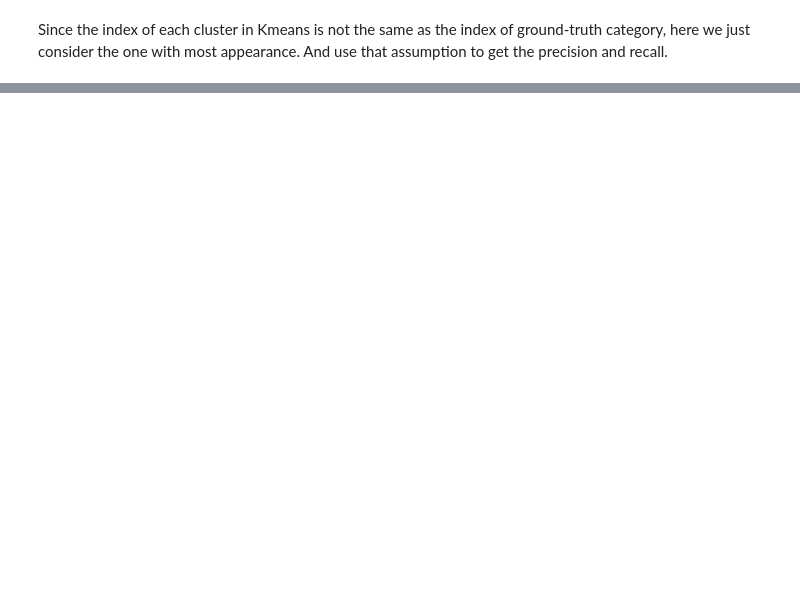
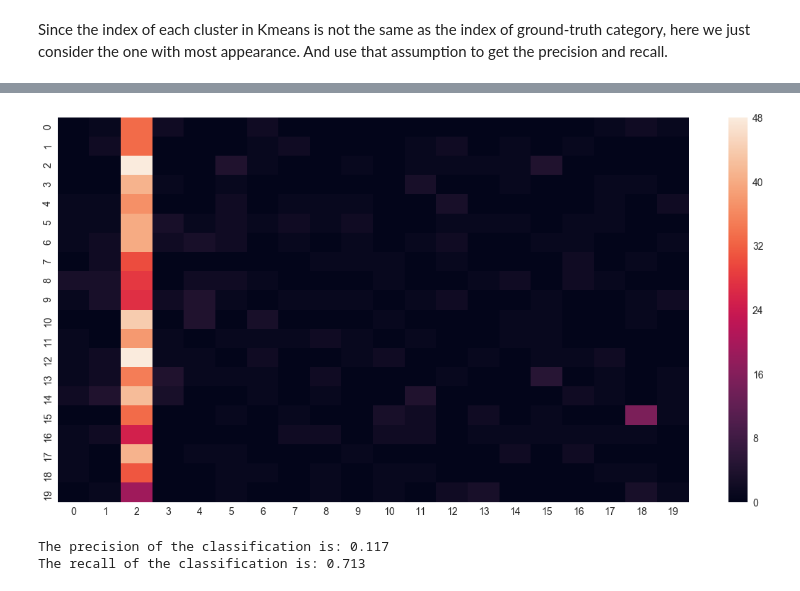
Before and after one commit to Htiango/Topic-Model-Tutorial, a Jupyter notebook: Tutorial.ipynb, the cells around one changed output, grey strips where cells are left out. Cells and saved outputs as stored; diff of their text form; code cells hidden in the pictures; blank space fills up the shorter version.

```diff
--- a/Tutorial.ipynb
+++ b/Tutorial.ipynb
@@ -419,0 +391,27 @@ print(len(doc_term_matrix_all))
+# %%
+# Running and Trainign LDA model on the document term matrix.
+topic_num2 = 100
+ldamodel2 = Lda(doc_term_matrix_sample, num_topics=topic_num2,
+               id2word = dictionary_sample, passes=50, minimum_probability = 0.0001)
+
+topic_words_lda2 = ldamodel2.show_topics(num_topics=topic_num2, formatted=False)
+corpus_lda2 = ldamodel2.get_document_topics(corpus_tfidf, minimum_phi_value=1e-10)
+
+feature2 = feature_generator_unlabeled(corpus_lda2)
+
+kmeans2 = KMeans(n_clusters = cluster_num, random_state=0).fit(feature2)
+
+# get the kmeans cluster labels of each document
+predict_category2 = kmeans2.labels_
+# %%
+confusion_mat2 = get_confusion_mat(predict_category2, sample_category)
+plot_confusion(confusion_mat2)
+# %% [output]
+[figure, added]
+# %%
+print("The precision of the classification is: " + str(get_precision(confusion_mat2)))
+
+print("The recall of the classification is: " + str(get_recall(confusion_mat2)))
+# %% [output]
+The precision of the classification is: 0.117
+The recall of the classification is: 0.713
```
Also changed, not shown: parts of 43 cells of this notebook.
